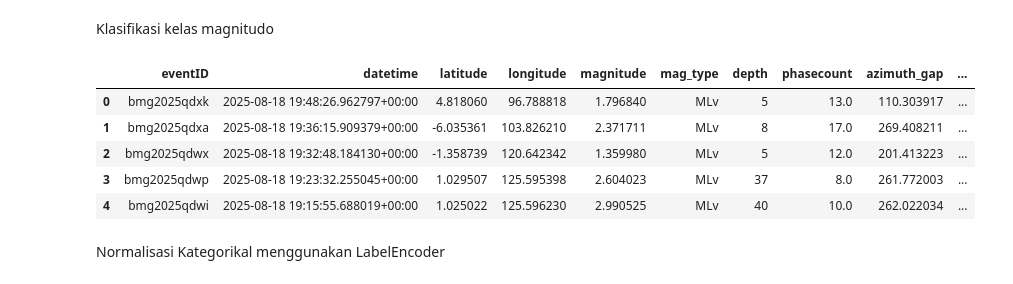
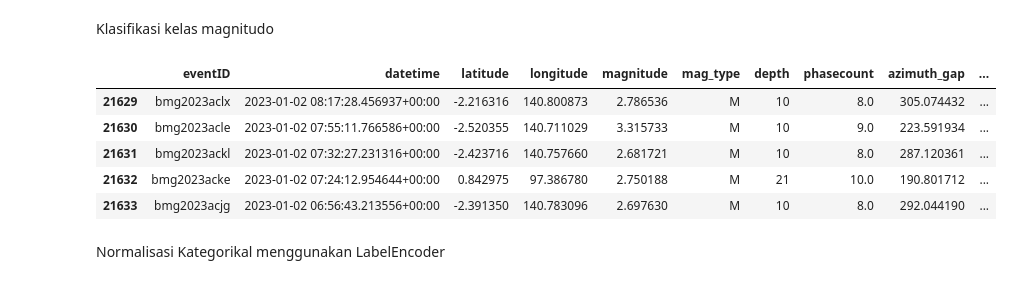
Before and after one commit to Faris0520/filecolab, a Jupyter notebook: Data Mining/Jurnal_Penambangan.ipynb, the cells around one changed output. Saved outputs shown, nothing was run; the diff lists cells and outputs as text; code cells hidden in the pictures.

```diff
--- a/Data Mining/Jurnal_Penambangan.ipynb
+++ b/Data Mining/Jurnal_Penambangan.ipynb
@@ -241,22 +223,22 @@ Klasifikasi kelas magnitudo
 # %%
 df = pd.read_csv("gempa_clean.csv")
 def kategori_magnitude(m):
     if m < 3.0:
         return 'Ringan'
     elif 3.0 <= m < 5.0:
         return 'Sedang'
     else:
         return 'Kuat'
 
 df['kategori_magnitude'] = df['magnitude'].apply(kategori_magnitude)
-df.head()
+df.tail()
 # %% [output]
 |  | eventID | datetime | latitude | longitude | magnitude | mag_type | depth | phasecount | azimuth_gap | ... |
-| 0 | bmg2025qdxk | 2025-08-18 19:48:26.962797+00:00 | 4.818060 | 96.788818 | 1.796840 | MLv | 5 | 13.0 | 110.303917 | ... |
-| 1 | bmg2025qdxa | 2025-08-18 19:36:15.909379+00:00 | -6.035361 | 103.826210 | 2.371711 | MLv | 8 | 17.0 | 269.408211 | ... |
-| 2 | bmg2025qdwx | 2025-08-18 19:32:48.184130+00:00 | -1.358739 | 120.642342 | 1.359980 | MLv | 5 | 12.0 | 201.413223 | ... |
-| 3 | bmg2025qdwp | 2025-08-18 19:23:32.255045+00:00 | 1.029507 | 125.595398 | 2.604023 | MLv | 37 | 8.0 | 261.772003 | ... |
-| 4 | bmg2025qdwi | 2025-08-18 19:15:55.688019+00:00 | 1.025022 | 125.596230 | 2.990525 | MLv | 40 | 10.0 | 262.022034 | ... |
+| 21629 | bmg2023aclx | 2023-01-02 08:17:28.456937+00:00 | -2.216316 | 140.800873 | 2.786536 | M | 10 | 8.0 | 305.074432 | ... |
+| 21630 | bmg2023acle | 2023-01-02 07:55:11.766586+00:00 | -2.520355 | 140.711029 | 3.315733 | M | 10 | 9.0 | 223.591934 | ... |
+| 21631 | bmg2023ackl | 2023-01-02 07:32:27.231316+00:00 | -2.423716 | 140.757660 | 2.681721 | M | 10 | 8.0 | 287.120361 | ... |
+| 21632 | bmg2023acke | 2023-01-02 07:24:12.954644+00:00 | 0.842975 | 97.386780 | 2.750188 | M | 21 | 10.0 | 190.801712 | ... |
+| 21633 | bmg2023acjg | 2023-01-02 06:56:43.213556+00:00 | -2.391350 | 140.783096 | 2.697630 | M | 10 | 8.0 | 292.044190 | ... |
 # %% [markdown]
 Normalisasi Kategorikal menggunakan LabelEncoder
 # %%
```
Also changed, not shown: parts of 12 cells of this notebook.
